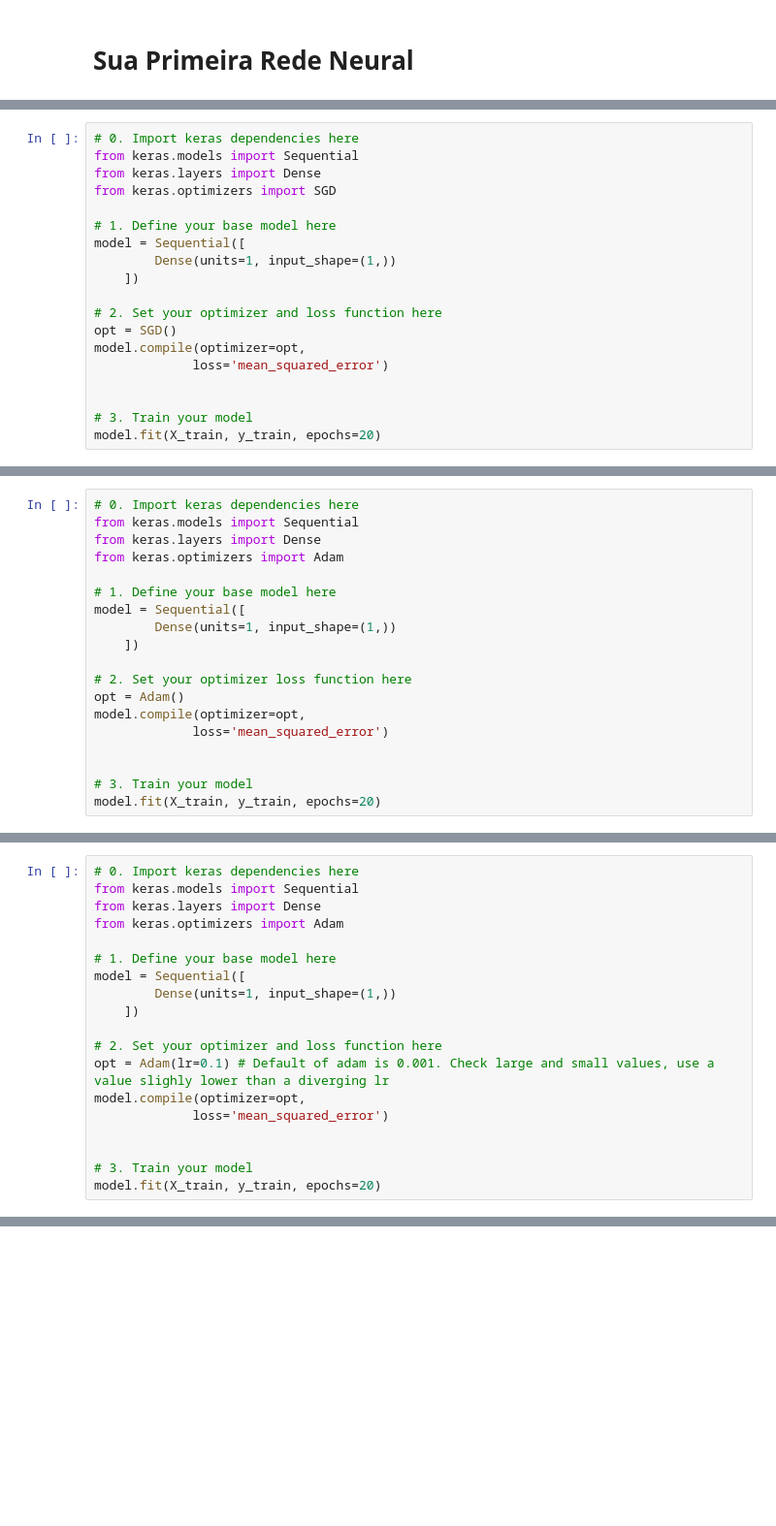
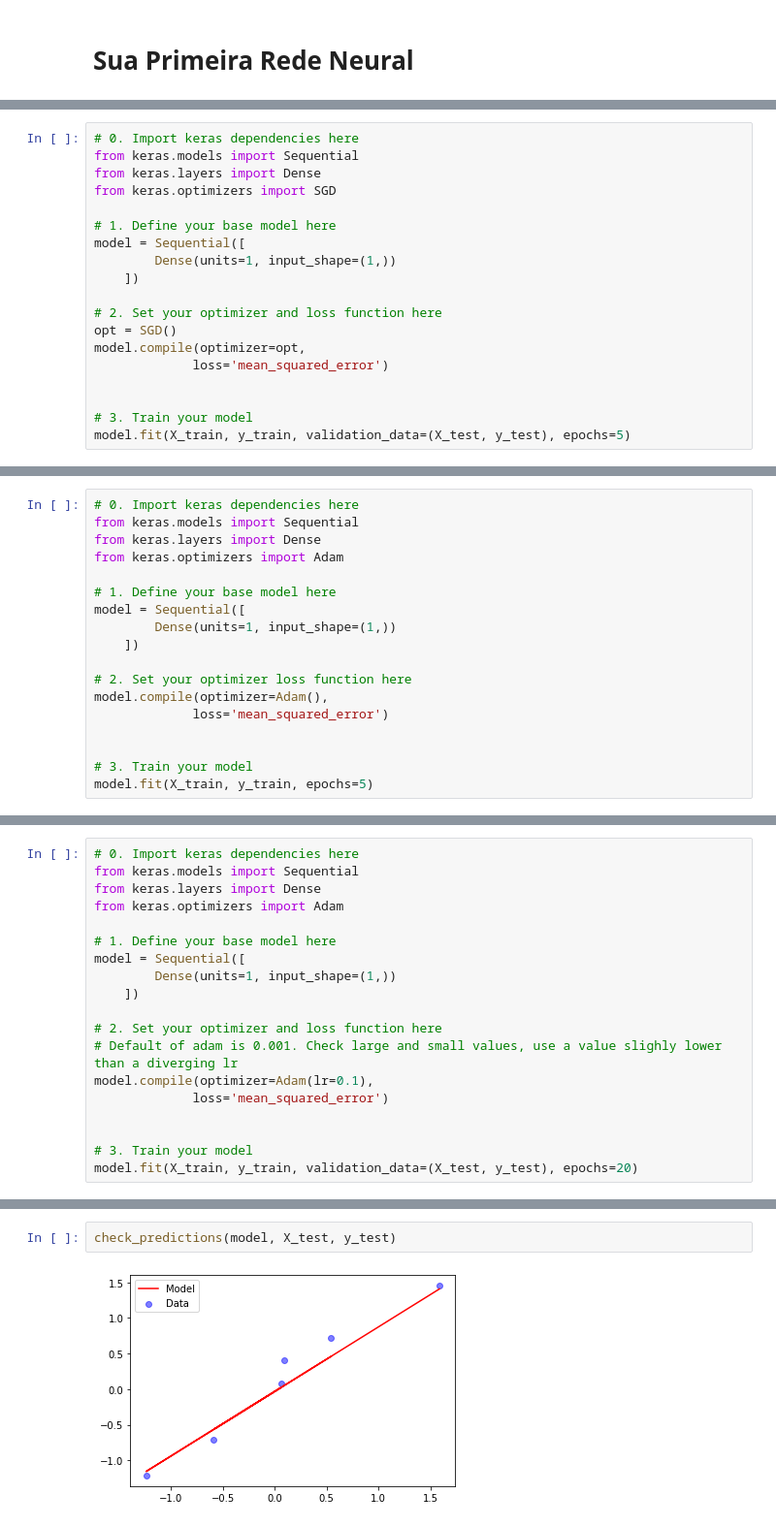
Before and after one commit to WittmannF/deep-learning-keras, a Jupyter notebook: modulo-2/primeira-rede-neural-resolvido.ipynb, the cells around one changed output, grey strips where cells are left out. Shown: that part at 97% size. Drawn from its saved outputs; the diff is of its cells as text; blank space fills up the shorter version.

```diff
--- a/modulo-2/primeira-rede-neural-resolvido.ipynb
+++ b/modulo-2/primeira-rede-neural-resolvido.ipynb
@@ -194,5 +221,5 @@ model.compile(optimizer=opt,
 
 
 # 3. Train your model
-model.fit(X_train, y_train, epochs=20)
+model.fit(X_train, y_train, validation_data=(X_test, y_test), epochs=5)
 # %% [output]
@@ -236,10 +258,9 @@ model = Sequential([
     ])
 
 # 2. Set your optimizer loss function here
-opt = Adam()
-model.compile(optimizer=opt,
+model.compile(optimizer=Adam(),
              loss='mean_squared_error')
 
 
 # 3. Train your model
-model.fit(X_train, y_train, epochs=20)
+model.fit(X_train, y_train, epochs=5)
@@ -260,10 +297,10 @@ model = Sequential([
     ])
 
 # 2. Set your optimizer and loss function here
-opt = Adam(lr=0.1) # Default of adam is 0.001. Check large and small values, use a value slighly lower than a diverging lr
-model.compile(optimizer=opt,
+# Default of adam is 0.001. Check large and small values, use a value slighly lower than a diverging lr
+model.compile(optimizer=Adam(lr=0.1),
              loss='mean_squared_error')
 
 
 # 3. Train your model
-model.fit(X_train, y_train, epochs=20)
+model.fit(X_train, y_train, validation_data=(X_test, y_test), epochs=20)
@@ -274,0 +330,4 @@ Finalmente, também pode tentar usar mais camadas no modelo. No entanto, vamos d
+# %%
+check_predictions(model, X_test, y_test)
+# %% [output]
+[figure, added]
```
Also changed, not shown: parts of 44 cells of this notebook.
